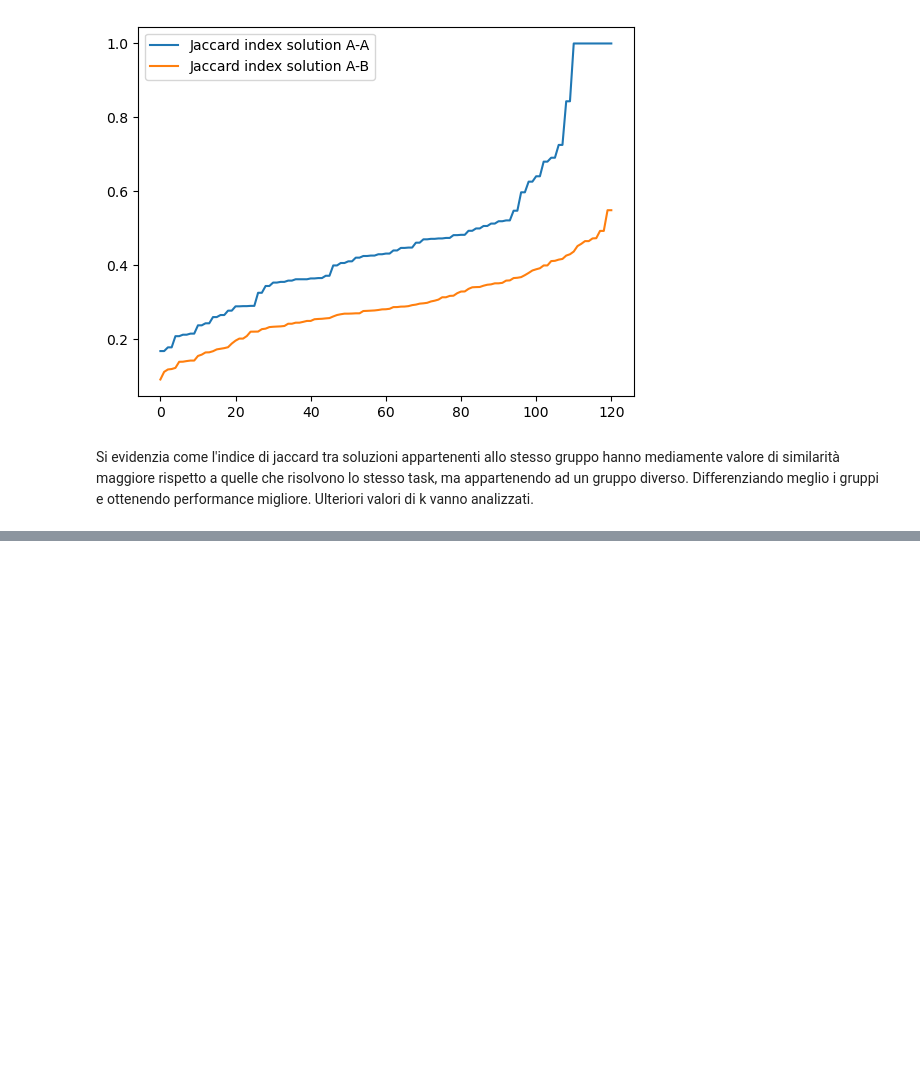
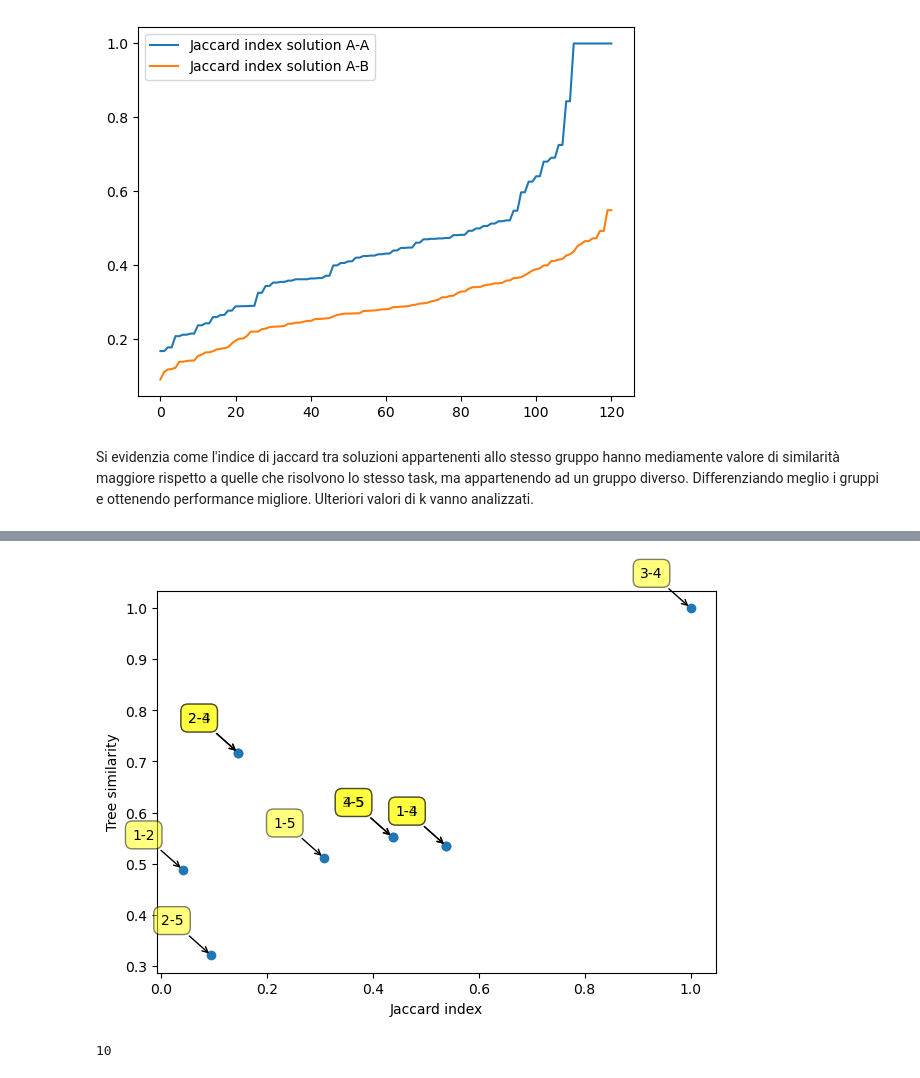
Before and after one commit to ErgastiAlex/CodeSimilarity, a Jupyter notebook: POC.ipynb, the cells around one changed output, grey strips where cells are left out. Saved outputs shown, nothing was run; the diff lists cells and outputs as text; code cells hidden in the pictures; blank space fills up the shorter version.

```diff
--- a/POC.ipynb
+++ b/POC.ipynb
@@ -144,0 +134,43 @@ Differenziando meglio i gruppi e ottenendo performance migliore. Ulteriori valor
+# %%
+task_list=os.listdir(f"Example/")
+
+code_list=[]
+
+for file in task_list:
+    code_list.append(Code(open(f"Example/{file}"),task,file))
+
+from Utility import diff_method
+similarity_tags=[]
+similarity_indexes=[]
+for i,code1 in enumerate(code_list):
+    for j,code2 in enumerate(code_list):
+        if(i>=j):
+            continue
+
+        jaccard_similarity=code1.code_similarity(code2,diff_method.Diff_embedding)
+        tree_similarity=code1.code_similarity(code2,diff_method.Diff_tree)
+
+        similarity_indexes.append((jaccard_similarity,tree_similarity))
+        similarity_tags.append((i+1,j+1))
+# %%
+plt.subplots_adjust(bottom = 0.1)
+plt.scatter(
+    [x[0] for x in similarity_indexes], [x[1] for x in similarity_indexes], marker='o', cmap=plt.get_cmap('Spectral'))
+
+for label, x, y in zip(similarity_tags, [x[0] for x in similarity_indexes],[x[1] for x in similarity_indexes]):
+    plt.annotate(
+        f"{label[0]}-{label[1]}",
+        xy=(x, y), xytext=(-20, 20),
+        textcoords='offset points', ha='right', va='bottom',
+        bbox=dict(boxstyle='round,pad=0.5', fc='yellow', alpha=0.5),
+        arrowprops=dict(arrowstyle = '->', connectionstyle='arc3,rad=0'))
+plt.xlabel("Jaccard index")
+plt.ylabel("Tree similarity")
+plt.tight_layout()
+plt.show()
+# %% [output]
+[figure, added]
+# %%
+len(similarity_indexes)
+# %% [output]
+10
```
Also changed, not shown: parts of 10 cells of this notebook, 4 other files.
